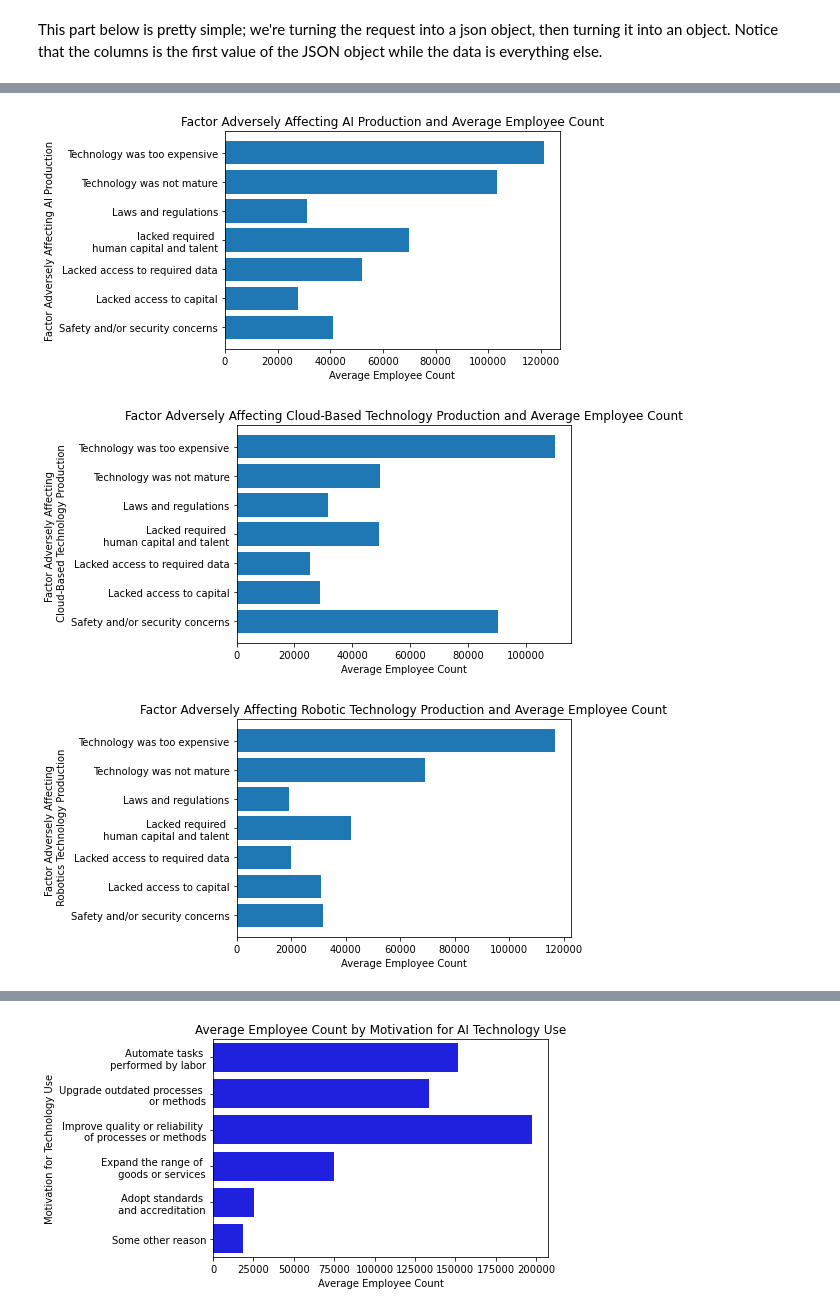
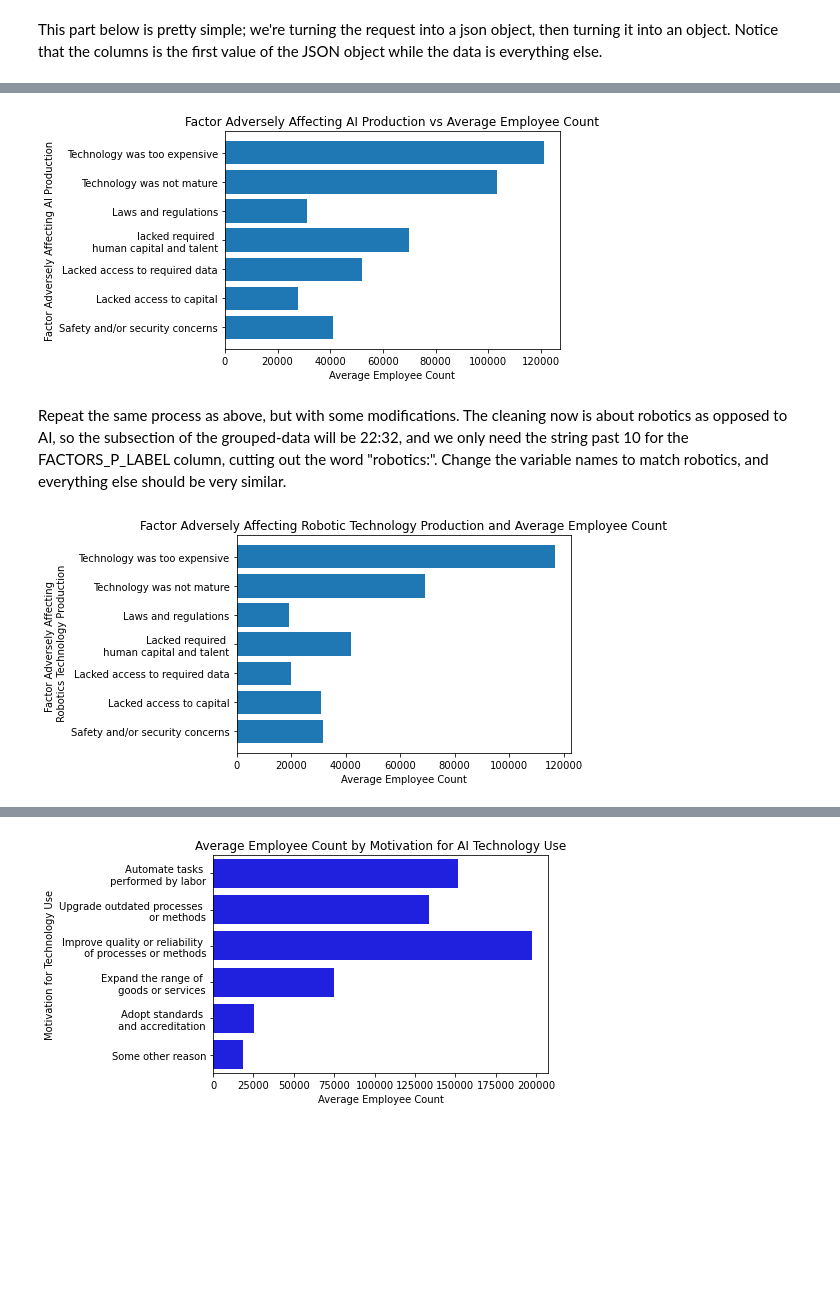
Before and after one commit to OnionYams/M8-Assess, a Jupyter notebook: jared_data_analysis.ipynb, the cells around one changed output, grey strips where cells are left out. Cells and saved outputs as stored; diff of their text form; code cells hidden in the pictures; blank space fills up the shorter version.

```diff
--- a/jared_data_analysis.ipynb
+++ b/jared_data_analysis.ipynb
@@ -42,62 +59,38 @@ Now we're getting into the really dirty work, but it's pretty simple after the f
 # %%
-# Cleaning the data
-
-tech_df_fixed = tech_df[tech_df['FACTORS_P_LABEL'] != 'All firms']
-tech_df_fixed = tech_df_fixed[tech_df_fixed['ETH_GROUP_LABEL'] == 'Total']
-tech_df_fixed['EMP'] = tech_df_fixed['EMP'].astype('int32')
-tech_df_factor_grouped = tech_df_fixed.groupby('FACTORS_P_LABEL', as_index = False)['EMP'].mean()
-
 tech_df_AI = tech_df_factor_grouped[0:10]
 tech_df_AI = tech_df_AI[tech_df_AI['FACTORS_P_LABEL'] != 'Artificial Intelligence: Technology not applicable to this business']
 tech_df_AI = tech_df_AI[tech_df_AI['FACTORS_P_LABEL'] != 'Artificial Intelligence: No factors adversely affected the adoption of this technology']
 tech_df_AI = tech_df_AI[tech_df_AI['FACTORS_P_LABEL'] != 'Artificial Intelligence: Required data not reliable']
 factors_p_label = tech_df_AI['FACTORS_P_LABEL'].str[25:]
 factors_p_label = factors_p_label.replace('Concerns regarding safety and security (physical security and/or cyber security)',
 'Safety and/or security concerns')
 factors_p_label = factors_p_label.replace('Lacked access to required human capital and talent', 'lacked required \n human capital and talent')
 emp_info = tech_df_AI['EMP']
 
 tech_df_AI_plot = plt.barh(factors_p_label, emp_info)
 tech_df_AI_plot = plt.xlabel('Average Employee Count')
 tech_df_AI_plot = plt.ylabel('Factor Adversely Affecting AI Production')
 tech_df_AI_plot = plt.ticklabel_format(style = 'plain', axis = 'x')
-tech_df_AI_plot = plt.title('Factor Adversely Affecting AI Production and Average Employee Count')
+tech_df_AI_plot = plt.title('Factor Adversely Affecting AI Production vs Average Employee Count');
 # %% [output]
-[figure, old version]
+[figure, new version]
+# %% [markdown]
+Repeat the same process as above, but with some modifications. The cleaning now is about robotics as opposed to AI, so the subsection of the grouped-data will be 22:32, and we only need the string past 10 for the FACTORS_P_LABEL column, cutting out the word "robotics:". Change the variable names to match robotics, and everything else should be very similar.
 # %%
-tech_df_cloud = tech_df_factor_grouped[11:21]
-tech_df_cloud = tech_df_cloud[tech_df_cloud['FACTORS_P_LABEL'] != 'Cloud-Based: Technology not applicable to this business']
-tech_df_cloud = tech_df_cloud[tech_df_cloud['FACTORS_P_LABEL'] != 'Cloud-Based: No factors adversely affected the adoption of this technology']
-tech_df_cloud = tech_df_cloud[tech_df_cloud['FACTORS_P_LABEL'] != 'Cloud-Based: Required data not reliable']
+tech_df_robotics = tech_df_factor_grouped[22:32]
+tech_df_robotics = tech_df_robotics[tech_df_robotics['FACTORS_P_LABEL'] != 'Robotics: Technology not applicable to this business']
+tech_df_robotics = tech_df_robotics[tech_df_robotics['FACTORS_P_LABEL'] != 'Robotics: No factors adversely affected the adoption of this technology']
+tech_df_robotics = tech_df_robotics[tech_df_robotics['FACTORS_P_LABEL'] != 'Robotics: Required data not reliable']
+factors_p_label_robotics = tech_df_robotics['FACTORS_P_LABEL'].str[10:]
+factors_p_label_robotics = factors_p_label_robotics.replace('Concerns regarding safety and security (physical security and/or cyber security)',
+'Safety and/or security concerns')
+factors_p_label_robotics = factors_p_label_robotics.replace('Lacked access to required human capital and talent', 'Lacked required \n human capital and talent')
+robotics_emp_info = tech_df_robotics['EMP']
 
-factors_p_label_cloud = tech_df_cloud['FACTORS_P_LABEL'].str[13:]
-factors_p_label_cloud = factors_p_label_cloud.replace('Concerns regarding safety and security (physical security and/or cyber security)',
-'Safety and/or security concerns')
-factors_p_label_cloud = factors_p_label_cloud.replace('Lacked access to required human capital and talent', 'Lacked required \n human capital and talent')
-cloud_emp_info = tech_df_cloud['EMP']
-
-tech_df_cloud_plot = plt.barh(factors_p_label_cloud, cloud_emp_info)
-tech_df_cloud_plot = plt.xlabel('Average Employee Count')
-tech_df_cloud_plot = plt.ylabel('Factor Adversely Affecting \n Cloud-Based Technology Production')
-tech_df_cloud_plot = plt.title('Factor Adversely Affecting Cloud-Based Technology Production and Average Employee Count')
-tech_df_cloud_plot = plt.ticklabel_format(style = 'plain', axis = 'x')
+tech_df_robotics_plot = plt.barh(factors_p_label_robotics, robotics_emp_info)
+tech_df_robotics_plot = plt.xlabel('Average Employee Count')
+tech_df_robotics_plot = plt.ylabel('Factor Adversely Affecting \n Robotics Technology Production')
+tech_df_robotics_plot = plt.title('Factor Adversely Affecting Robotic Technology Production and Average Employee Count')
+tech_df_robotics_plot = plt.ticklabel_format(style = 'plain', axis = 'x');
 # %% [output]
-[figure, old version]
+[figure, new version]
-# %%
-tech_df_robotics = tech_df_factor_grouped[22:32]
-tech_df_robotics = tech_df_robotics[tech_df_robotics['FACTORS_P_LABEL'] != 'Robotics: Technology not applicable to this business']
-tech_df_robotics = tech_df_robotics[tech_df_robotics['FACTORS_P_LABEL'] != 'Robotics: No factors adversely affected the adoption of this technology']
-tech_df_robotics = tech_df_robotics[tech_df_robotics['FACTORS_P_LABEL'] != 'Robotics: Required data not reliable']
-factors_p_label_robotics = tech_df_robotics['FACTORS_P_LABEL'].str[10:]
-factors_p_label_robotics = factors_p_label_robotics.replace('Concerns regarding safety and security (physical security and/or cyber security)',
-'Safety and/or security concerns')
-factors_p_label_robotics = factors_p_label_robotics.replace('Lacked access to required human capital and talent', 'Lacked required \n human capital and talent')
-robotics_emp_info = tech_df_robotics['EMP']
-
-tech_df_robotics_plot = plt.barh(factors_p_label_robotics, robotics_emp_info)
-tech_df_robotics_plot = plt.xlabel('Average Employee Count')
-tech_df_robotics_plot = plt.ylabel('Factor Adversely Affecting \n Robotics Technology Production')
-tech_df_robotics_plot = plt.title('Factor Adversely Affecting Robotic Technology Production and Average Employee Count')
-tech_df_robotics_plot = plt.ticklabel_format(style = 'plain', axis = 'x')
-# %% [output]
-[figure, removed]
```
Also changed, not shown: parts of 14 cells of this notebook.
